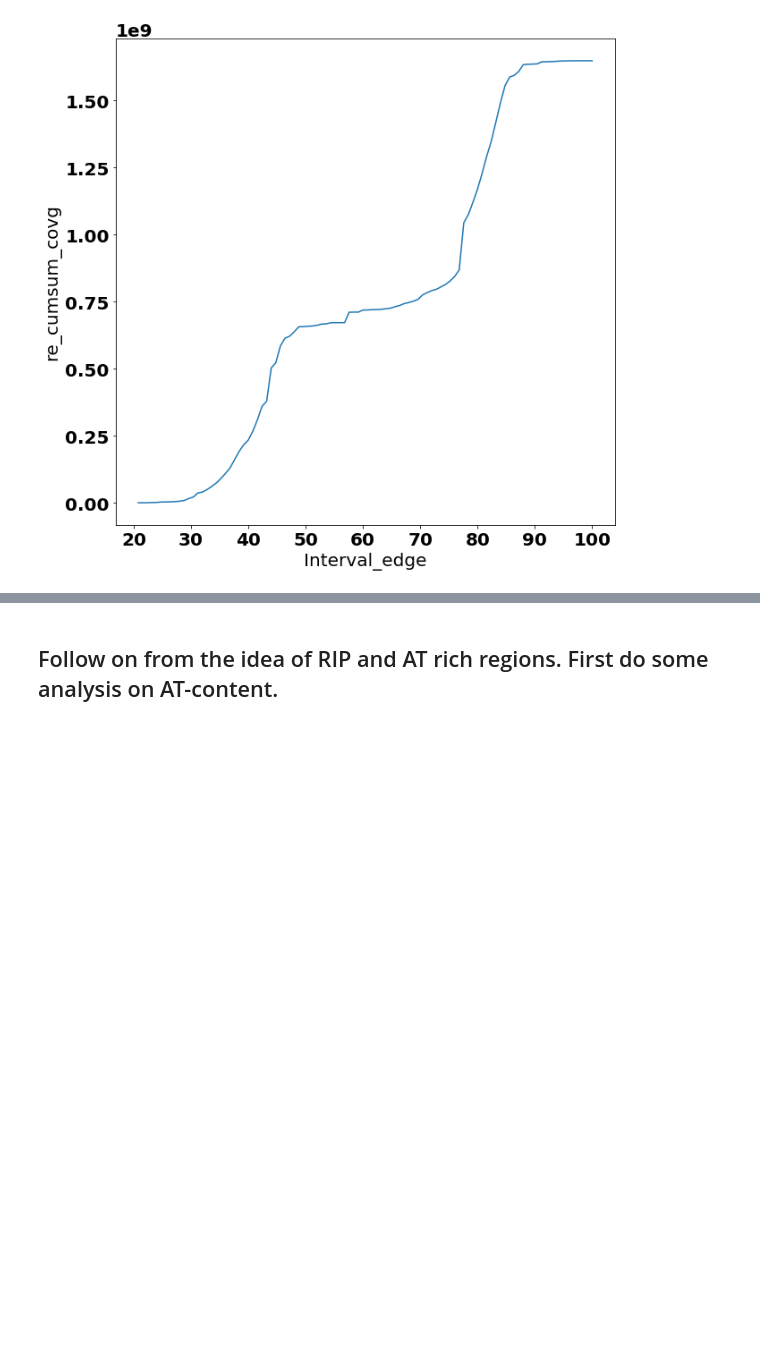
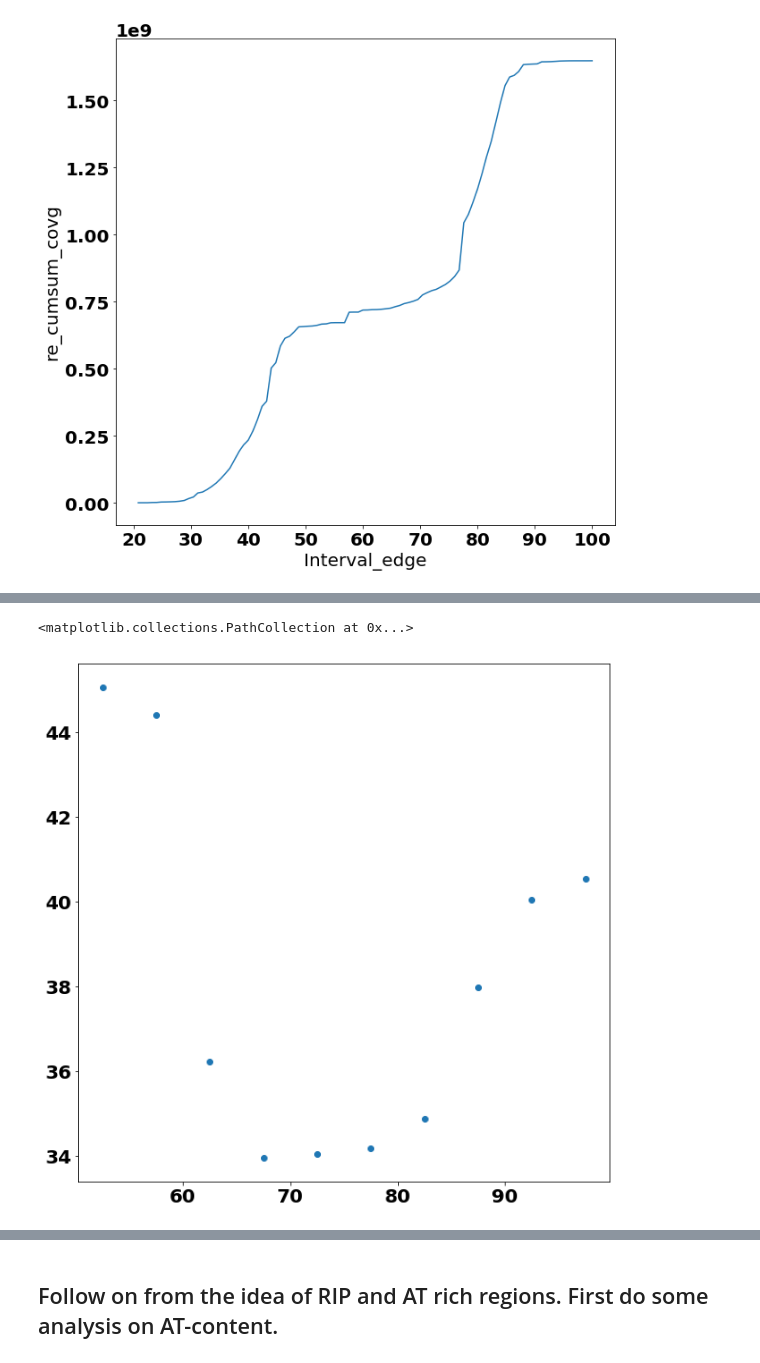
Before and after one commit to Team-Schwessinger/TE_myrtle_rust, a Jupyter notebook: notebooks/MRv01_TE_variation_analysis.ipynb, the cells around one changed output, grey strips where cells are left out. Drawn from its saved outputs; the diff is of its cells as text; code cells hidden in the pictures; blank space fills up the shorter version.

```diff
--- a/notebooks/MRv01_TE_variation_analysis.ipynb
+++ b/notebooks/MRv01_TE_variation_analysis.ipynb
@@ -219,0 +281,8 @@ TE_df.sort_values(['meanId'], ascending=False)
+# %%
+fig, ax = plt.subplots(figsize = (10,10))
+y = TE_df.groupby('GC_intervals')['%GC'].median()
+x = [x.mid for x in TE_df.groupby('GC_intervals')['%GC'].mean().index.tolist()]
+ax.scatter(x,y)
+# %% [output]
+<matplotlib.collections.PathCollection at 0x...>
+[figure, added]
```
Also changed, not shown: parts of 55 cells of this notebook, 2 other files.
